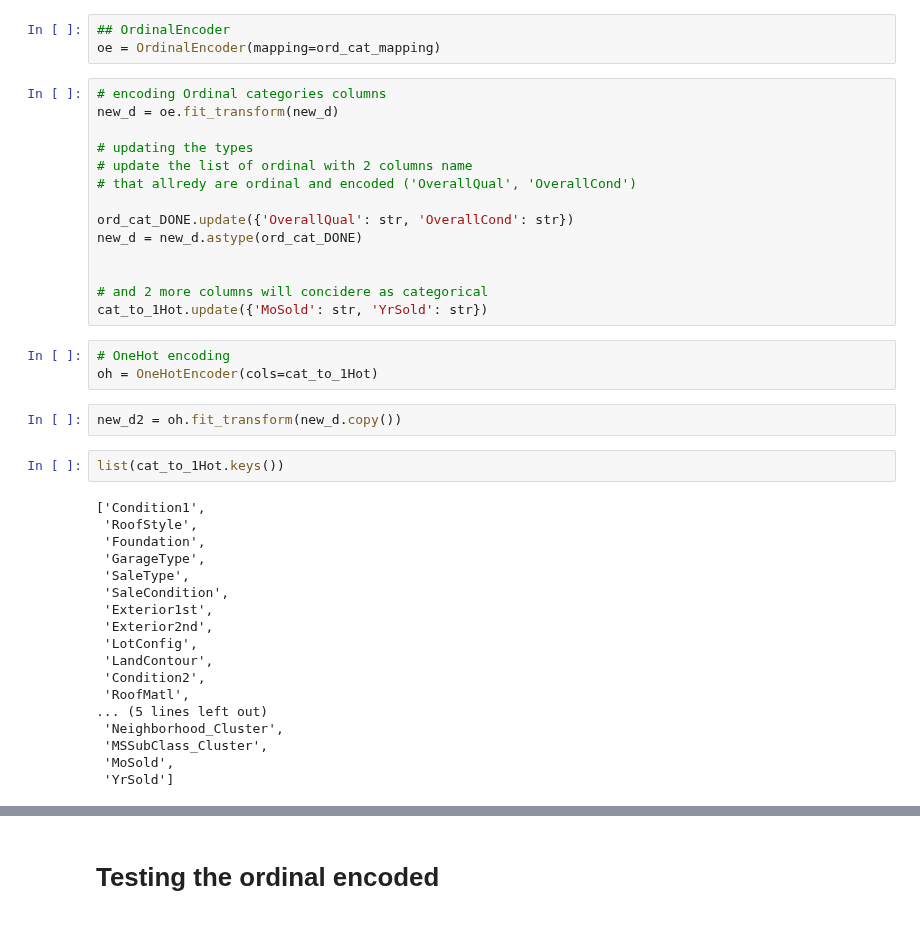
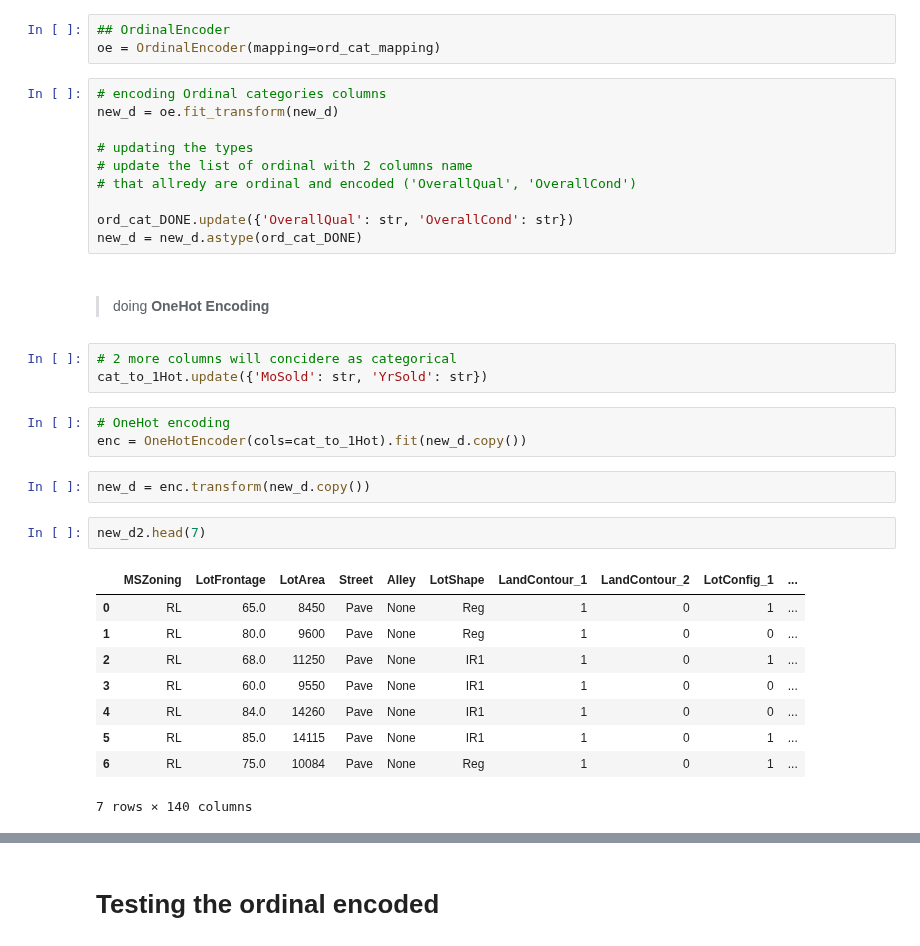
Before and after one commit to antirrabia/Data-Mining, a Jupyter notebook: notebooks/HousePrices(v.2).ipynb, the cells around one changed output, grey strips where cells are left out. Saved outputs shown, nothing was run; the diff lists cells and outputs as text.

```diff
--- a/notebooks/HousePrices(v.2).ipynb
+++ b/notebooks/HousePrices(v.2).ipynb
@@ -497,32 +473,26 @@ new_d = oe.fit_transform(new_d)
 
 ord_cat_DONE.update({'OverallQual': str, 'OverallCond': str})
 new_d = new_d.astype(ord_cat_DONE)
-
-
-# and 2 more columns will concidere as categorical
-cat_to_1Hot.update({'MoSold': str, 'YrSold': str})
+# %% [markdown]
+###
+> doing **OneHot Encoding**
+# %%
+# 2 more columns will concidere as categorical
+cat_to_1Hot.update({'MoSold': str, 'YrSold': str})
 # %%
 # OneHot encoding
-oh = OneHotEncoder(cols=cat_to_1Hot)
+enc = OneHotEncoder(cols=cat_to_1Hot).fit(new_d.copy())
 # %%
-new_d2 = oh.fit_transform(new_d.copy())
+new_d = enc.transform(new_d.copy())
 # %%
-list(cat_to_1Hot.keys())
+new_d2.head(7)
 # %% [output]
+|  | MSZoning | LotFrontage | LotArea | Street | Alley | LotShape | LandContour_1 | LandContour_2 | LotConfig_1 | ... |
+| 0 | RL | 65.0 | 8450 | Pave | None | Reg | 1 | 0 | 1 | ... |
+| 1 | RL | 80.0 | 9600 | Pave | None | Reg | 1 | 0 | 0 | ... |
+| 2 | RL | 68.0 | 11250 | Pave | None | IR1 | 1 | 0 | 1 | ... |
+| 3 | RL | 60.0 | 9550 | Pave | None | IR1 | 1 | 0 | 0 | ... |
+| 4 | RL | 84.0 | 14260 | Pave | None | IR1 | 1 | 0 | 0 | ... |
+| 5 | RL | 85.0 | 14115 | Pave | None | IR1 | 1 | 0 | 1 | ... |
+| 6 | RL | 75.0 | 10084 | Pave | None | Reg | 1 | 0 | 1 | ... |
-['Condition1',
- 'RoofStyle',
- 'Foundation',
- 'GarageType',
- 'SaleType',
- 'SaleCondition',
- 'Exterior1st',
- 'Exterior2nd',
- 'LotConfig',
- 'LandContour',
- 'Condition2',
- 'RoofMatl',
-... (5 lines left out)
- 'Neighborhood_Cluster',
- 'MSSubClass_Cluster',
- 'MoSold',
- 'YrSold']
+7 rows × 140 columns
```
Also changed, not shown: parts of 10 cells of this notebook.
